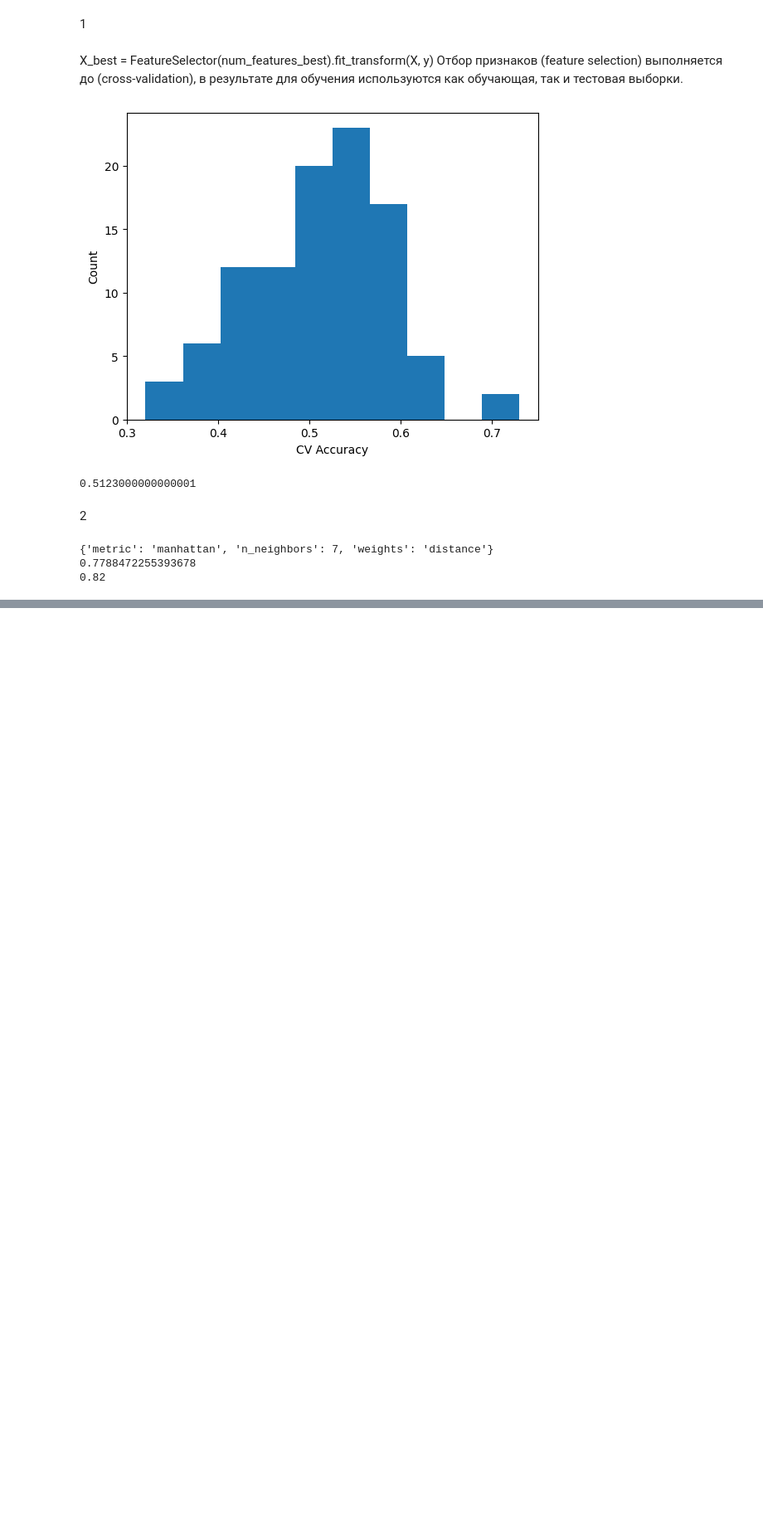
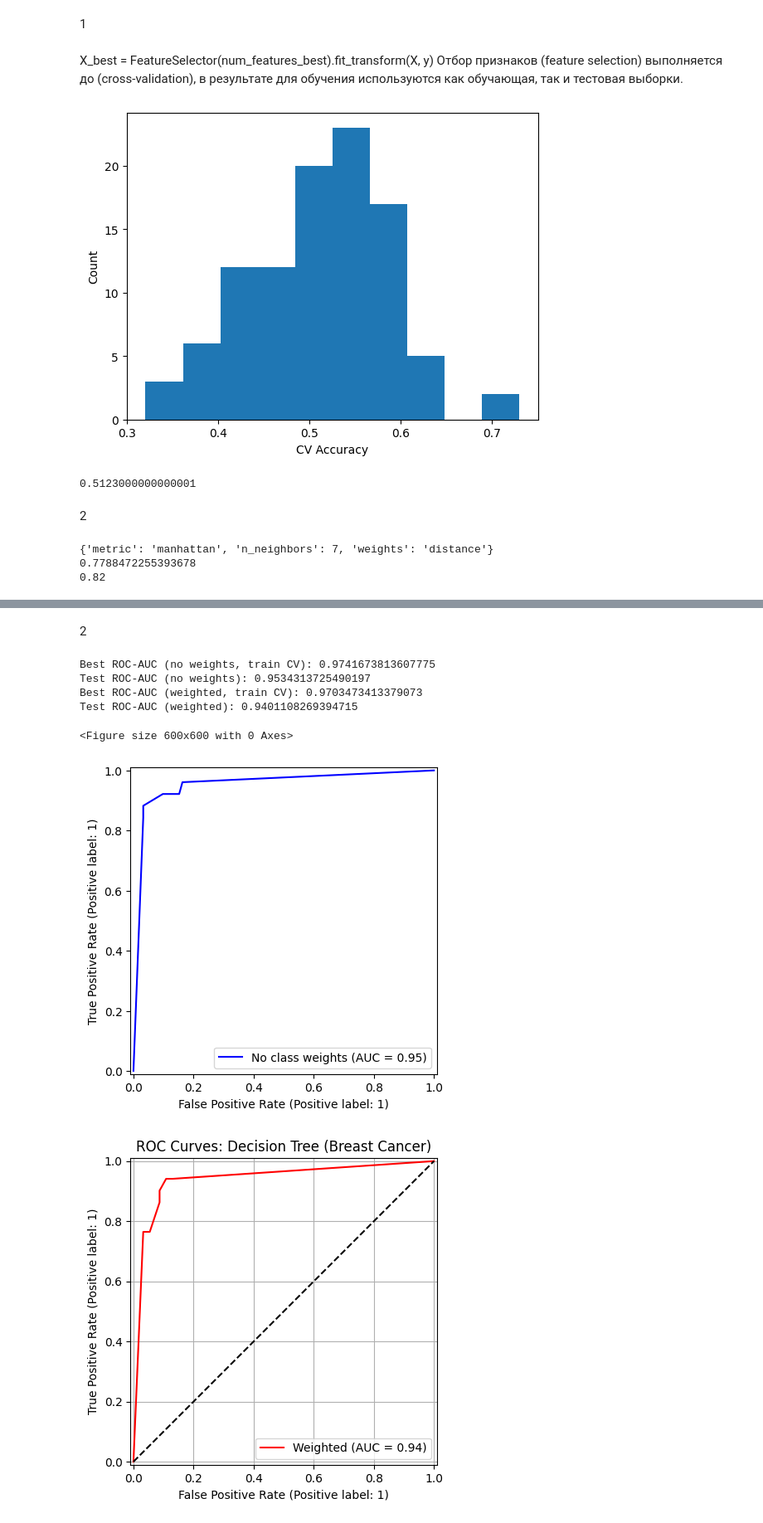
Before and after one commit to silvesttrnovikov-crypto/Homework_, a Jupyter notebook: untitl.ipynb, the cells around one changed output, grey strips where cells are left out. Shown at 83% size. Saved outputs shown, nothing was run; the diff lists cells and outputs as text; code cells hidden in the pictures; blank space fills up the shorter version.

```diff
--- a/untitl.ipynb
+++ b/untitl.ipynb
@@ -469,0 +517,68 @@ print(accuracy_score(y_test, test_predictions))
+# %% [markdown]
+2
+# %%
+import pandas as pd
+import numpy as np
+import matplotlib.pyplot as plt
+
+from sklearn.datasets import load_breast_cancer
+from sklearn.model_selection import train_test_split, GridSearchCV
+from sklearn.tree import DecisionTreeClassifier
+from sklearn.metrics import roc_curve, roc_auc_score, RocCurveDisplay
+
+data = load_breast_cancer()
+X = pd.DataFrame(data.data, columns=data.feature_names)
+y = data.target_names[data.target]
+X_train, X_test, y_train, y_test = train_test_split(
+    X, y, test_size=0.25, random_state=12345
+)
+
+def find_best_tree(class_weight=None):
+    tree = DecisionTreeClassifier(random_state=12345, class_weight=class_weight)
+    param_grid = {
+        "max_depth": range(1, 11),
+        "min_samples_split": [2, 5, 10, 20],
+        "min_samples_leaf": [1, 2, 5, 10]
+    }
+    grid = GridSearchCV(
+        estimator=tree,
+        param_grid=param_grid,
+        scoring="roc_auc",
+        cv=5,
+        n_jobs=-1
+    )
+    grid.fit(X_train, (y_train == "malignant").astype(int))
+    return grid.best_estimator_, grid.best_score_
+
+best_tree_no_weights, auc_train_no_w = find_best_tree(class_weight=None)
+
+best_tree_weighted, auc_train_w = find_best_tree(class_weight={1: 2., 0: 1.})
+
+y_test_bin = (y_test == "malignant").astype(int)
+
+proba_no_weights = best_tree_no_weights.predict_proba(X_test)[:, 1]
+proba_weighted = best_tree_weighted.predict_proba(X_test)[:, 1]
+
+roc_auc_no_weights = roc_auc_score(y_test_bin, proba_no_weights)
+roc_auc_weighted = roc_auc_score(y_test_bin, proba_weighted)
+
+print("Best ROC-AUC (no weights, train CV):", auc_train_no_w)
+print("Test ROC-AUC (no weights):", roc_auc_no_weights)
+print("Best ROC-AUC (weighted, train CV):", auc_train_w)
+print("Test ROC-AUC (weighted):", roc_auc_weighted)
+
+plt.figure(figsize=(6,6))
+RocCurveDisplay.from_predictions(y_test_bin, proba_no_weights, name="No class weights", color="blue")
+RocCurveDisplay.from_predictions(y_test_bin, proba_weighted, name="Weighted", color="red")
+plt.plot([0, 1], [0, 1], "k--")
+plt.title("ROC Curves: Decision Tree (Breast Cancer)")
+plt.grid(True)
+plt.show()
+# %% [output]
+Best ROC-AUC (no weights, train CV): 0.9741673813607775
+Test ROC-AUC (no weights): 0.9534313725490197
+Best ROC-AUC (weighted, train CV): 0.9703473413379073
+Test ROC-AUC (weighted): 0.9401108269394715
+<Figure size 600x600 with 0 Axes>
+[figure, added]
+[figure, added]
```
Also changed, not shown: parts of 4 cells of this notebook.
